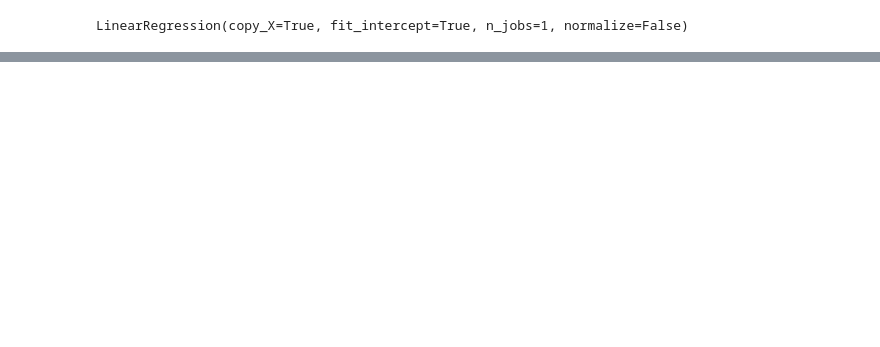
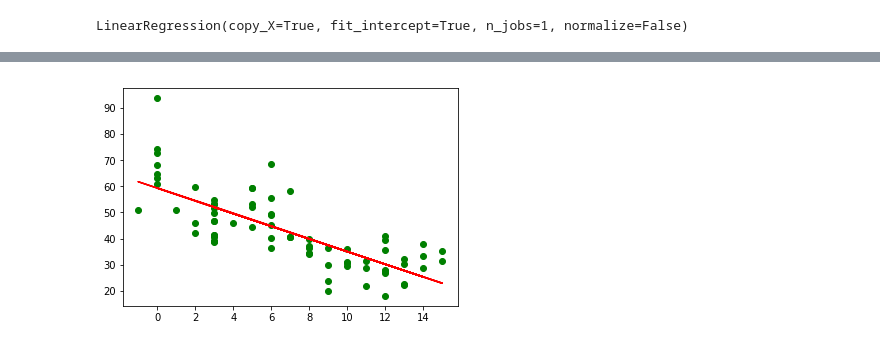
Before and after one commit to DSPavan/PyClassNotes, a Jupyter notebook: pyLinearMain.ipynb, the cells around one changed output, grey strips where cells are left out. Saved outputs shown, nothing was run; the diff lists cells and outputs as text; code cells hidden in the pictures; blank space fills up the shorter version.

```diff
--- a/pyLinearMain.ipynb
+++ b/pyLinearMain.ipynb
@@ -89,0 +165,3 @@ df_new
+# %%
+data = newdf
+data.head()
@@ -89,0 +175,12 @@ df_new
+# %%
+
+X = data.iloc[:, 6].values.reshape(-1, 1)  # values converts it into a numpy array
+Y = data.iloc[:, 9].values.reshape(-1, 1)  # -1 means that calculate the dimension of rows, but have 1 column
+linear_regressor = LinearRegression()  # create object for the class
+linear_regressor.fit(X, Y)  # perform linear regression
+Y_pred = linear_regressor.predict(X)  # make predictions
+plt.scatter(X, Y, color='green')
+plt.plot(X, Y_pred, color='red')
+plt.show()
+# %% [output]
+[figure, added]
```
Also changed, not shown: parts of 12 cells of this notebook.
